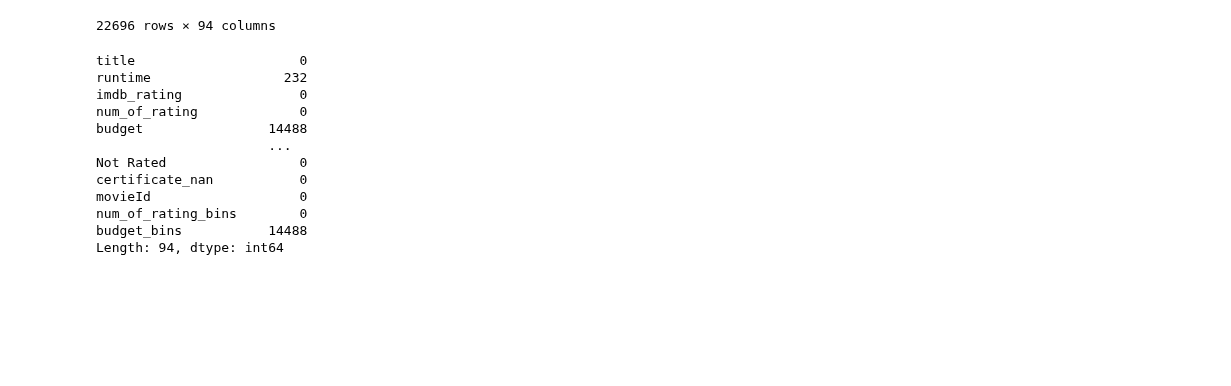
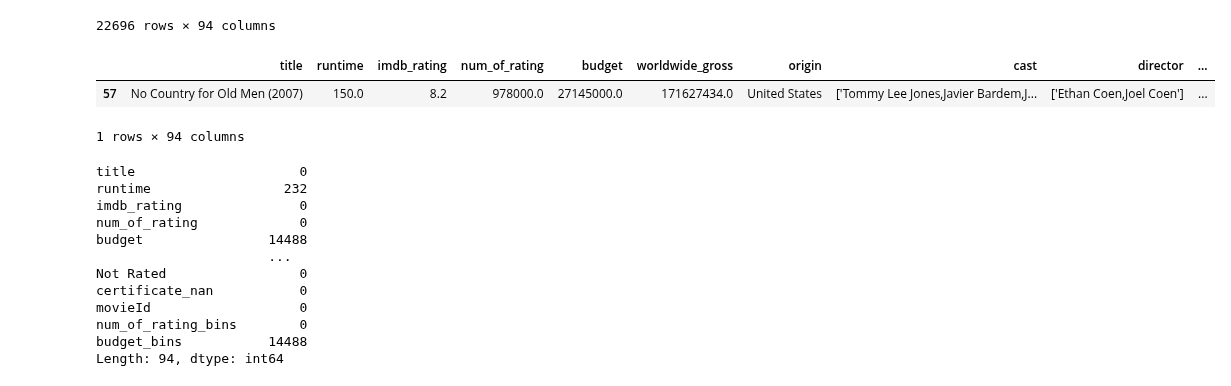
Before and after one commit to vincentlewi/import-group_name, a Jupyter notebook: content_based_kev.ipynb, the cells around one changed output. Cells and saved outputs as stored; diff of their text form; code cells hidden in the pictures; blank space fills up the shorter version.

```diff
--- a/content_based_kev.ipynb
+++ b/content_based_kev.ipynb
@@ -52,6 +52,12 @@ df_movies
 | 22694 | Exclusive Story (1936) | 90.0 | 6.0 | 182.0 | NaN | NaN | United States | ["Franchot Tone,Madge Evans,Stuar... | ['George B. Seitz'] | ... |
 | 22695 | His Wooden Wedding (1925) | 30.0 | 7.4 | 182.0 | NaN | NaN | United States | ["Charley Chase,Katherine Grant,G... | ['Leo McCarey'] | ... |
 22696 rows × 94 columns
+# %%
+df_movies[df_movies.title == 'No Country for Old Men (2007)']
+# %% [output]
+|  | title | runtime | imdb_rating | num_of_rating | budget | worldwide_gross | origin | cast | director | ... |
+| 57 | No Country for Old Men (2007) | 150.0 | 8.2 | 978000.0 | 27145000.0 | 171627434.0 | United States | ['Tommy Lee Jones,Javier Bardem,J... | ['Ethan Coen,Joel Coen'] | ... |
+1 rows × 94 columns
 # %%
 df_movies_original = df_movies.copy()
 # %%
```
Also changed, not shown: 4 other files.
